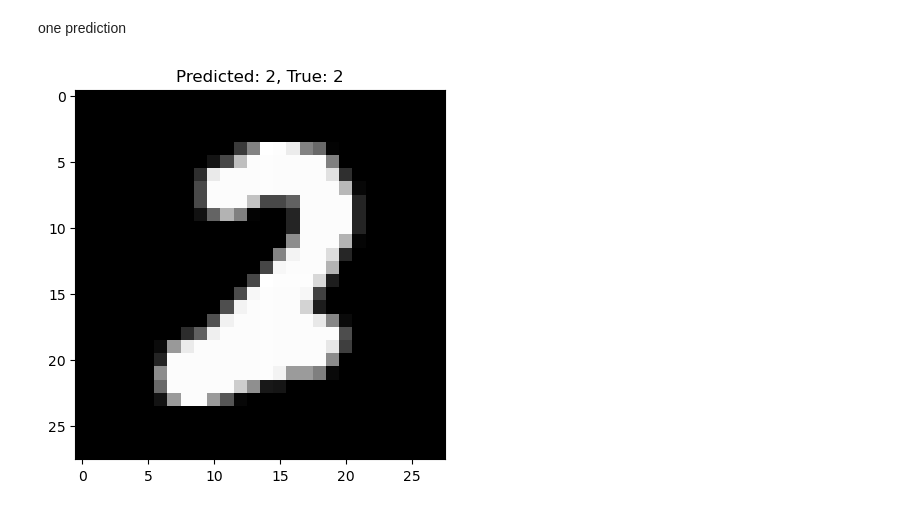
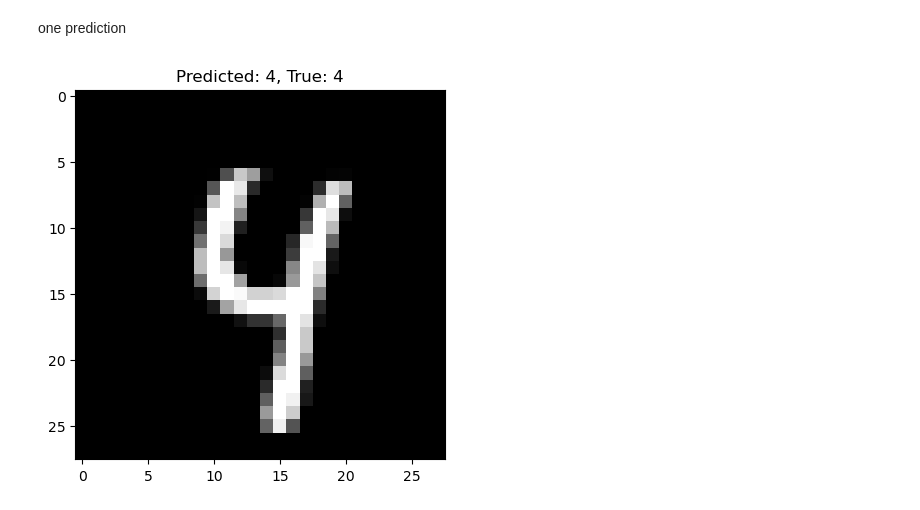
Before and after one commit to AP-047/rclass, a Jupyter notebook: test_grb.ipynb, the cells around one changed output. Drawn from its saved outputs; the diff is of its cells as text; code cells hidden in the pictures.

```diff
--- a/test_grb.ipynb
+++ b/test_grb.ipynb
@@ -331,21 +331,21 @@ one prediction
 # %%
 import matplotlib.pyplot as plt
 import numpy as np
 
-index_to_visualize = 199
+index_to_visualize = 198
 
 # predicted digit for this index
 predicted_digit = predictions[index_to_visualize]
 
 # true digit for this index
 true_digit = y_test_subset[index_to_visualize]
 
 # Reshape the flattened image back to its original shape (28x28)
 image = x_test_subset[index_to_visualize].reshape(28, 28)
 
 # Plot the image
 plt.imshow(image, cmap='gray')
 plt.title(f"Predicted: {predicted_digit}, True: {true_digit}")
 plt.show()
 # %% [output]
-[figure, old version]
+[figure, new version]
```
Also changed, not shown: parts of 2 cells of this notebook, 48 other files.
